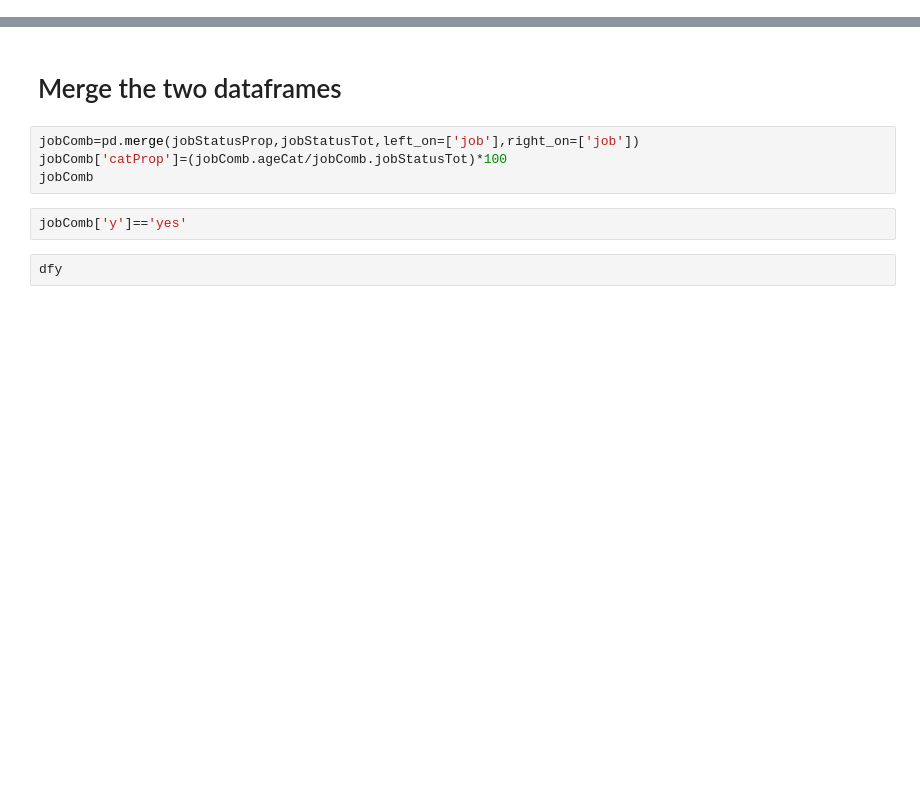
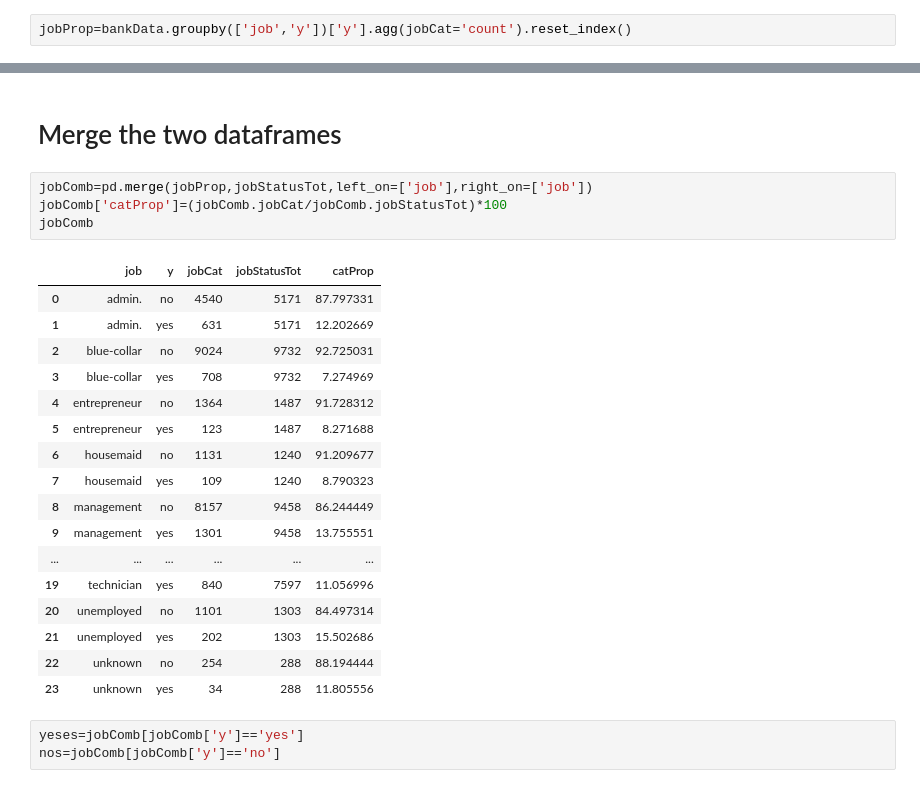
Before and after one commit to TwoManyHands/Algorithms, a Jupyter notebook: bank_2.ipynb, the cells around one changed output, grey strips where cells are left out. Saved outputs shown, nothing was run; the diff lists cells and outputs as text; blank space fills up the shorter version.

```diff
--- a/bank_2.ipynb
+++ b/bank_2.ipynb
@@ -44,5 +26,7 @@ alt.Chart(ageComb).mark_line().encode(x='age',y='catProp').facet(column='y')
 # %% [markdown]
 # Employment Propensity
+# %%
+jobProp=bankData.groupby(['job','y'])['y'].agg(jobCat='count').reset_index()
 # %%
 empTot=bankData.groupby('age')['y'].agg(ageTot='count').reset_index()
 ageTot.head()
@@ -56,10 +64,27 @@ jobStatusTot
 # %% [markdown]
 # Merge the two dataframes
 # %%
-jobComb=pd.merge(jobStatusProp,jobStatusTot,left_on=['job'],right_on=['job'])
-jobComb['catProp']=(jobComb.ageCat/jobComb.jobStatusTot)*100
+jobComb=pd.merge(jobProp,jobStatusTot,left_on=['job'],right_on=['job'])
+jobComb['catProp']=(jobComb.jobCat/jobComb.jobStatusTot)*100
 jobComb
+# %% [output]
+|  | job | y | jobCat | jobStatusTot | catProp |
+| 0 | admin. | no | 4540 | 5171 | 87.797331 |
+| 1 | admin. | yes | 631 | 5171 | 12.202669 |
+| 2 | blue-collar | no | 9024 | 9732 | 92.725031 |
+| 3 | blue-collar | yes | 708 | 9732 | 7.274969 |
+| 4 | entrepreneur | no | 1364 | 1487 | 91.728312 |
+| 5 | entrepreneur | yes | 123 | 1487 | 8.271688 |
+| 6 | housemaid | no | 1131 | 1240 | 91.209677 |
+| 7 | housemaid | yes | 109 | 1240 | 8.790323 |
+| 8 | management | no | 8157 | 9458 | 86.244449 |
+| 9 | management | yes | 1301 | 9458 | 13.755551 |
+| ... | ... | ... | ... | ... | ... |
+| 19 | technician | yes | 840 | 7597 | 11.056996 |
+| 20 | unemployed | no | 1101 | 1303 | 84.497314 |
+| 21 | unemployed | yes | 202 | 1303 | 15.502686 |
+| 22 | unknown | no | 254 | 288 | 88.194444 |
+| 23 | unknown | yes | 34 | 288 | 11.805556 |
-# %%
-jobComb['y']=='yes'
-# %%
-dfy
+# %%
+yeses=jobComb[jobComb['y']=='yes']
+nos=jobComb[jobComb['y']=='no']
```
Also changed, not shown: parts of 19 cells of this notebook.
